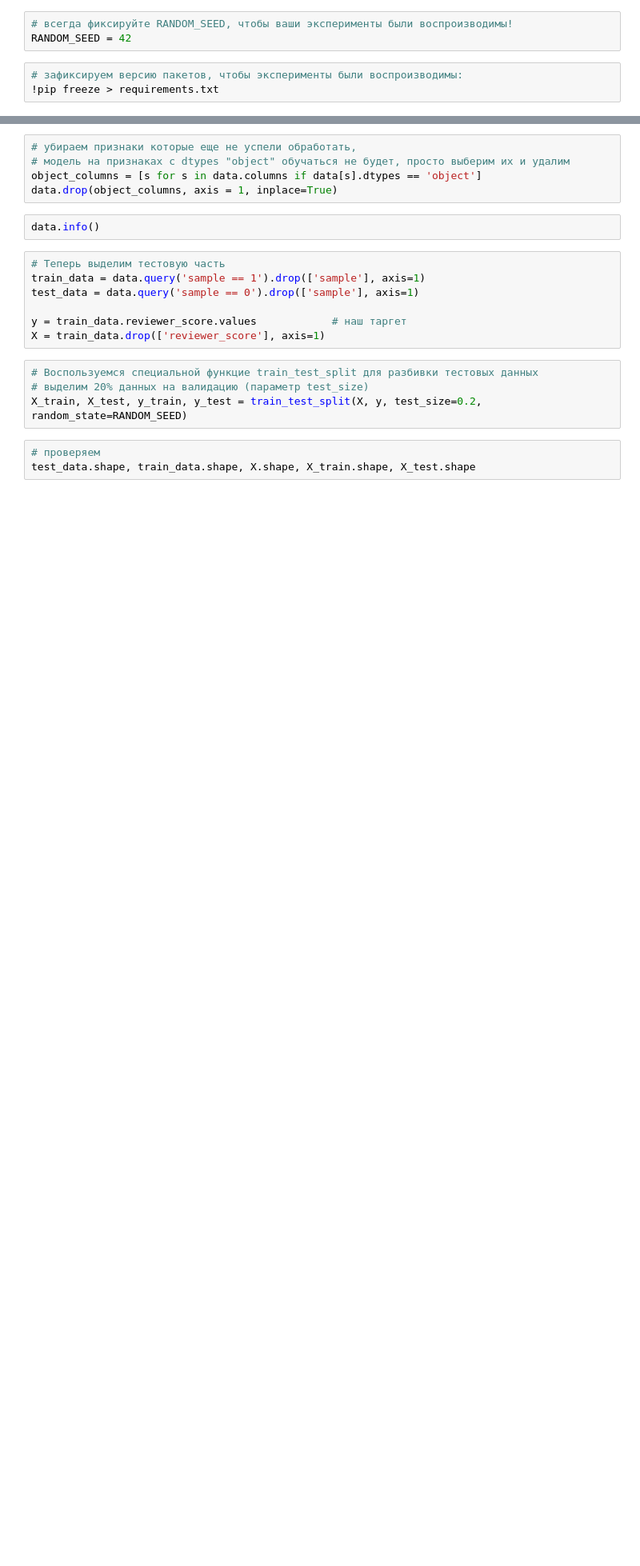
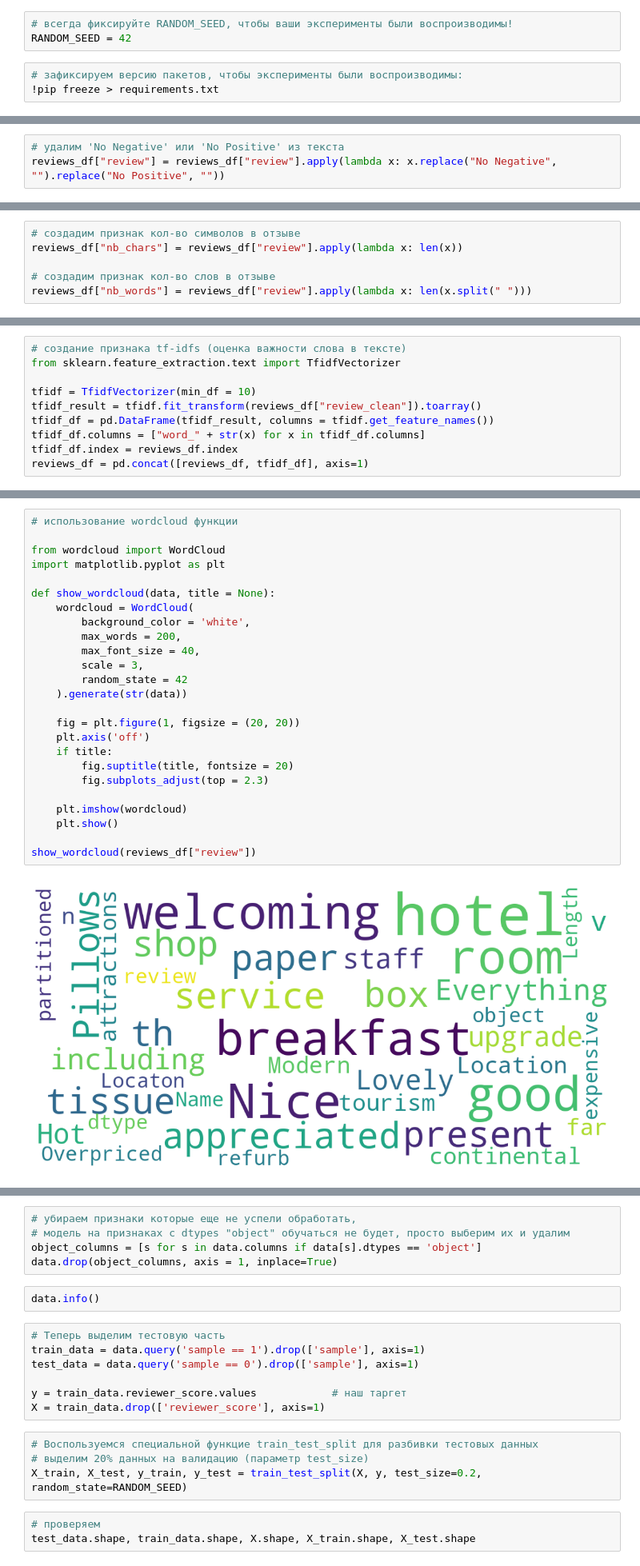
Before and after one commit to AndreiDS63/AndreiDS63, a Jupyter notebook: baseline-v1.ipynb, the cells around one changed output, grey strips where cells are left out. Shown at 80% size. Saved outputs shown, nothing was run; the diff lists cells and outputs as text; blank space fills up the shorter version.

```diff
--- a/baseline-v1.ipynb
+++ b/baseline-v1.ipynb
@@ -261,0 +114,3 @@ sns.heatmap(data.drop(['sample'], axis=1).corr(), annot=True)
+# %%
+# удалим 'No Negative' или 'No Positive' из текста
+reviews_df["review"] = reviews_df["review"].apply(lambda x: x.replace("No Negative", "").replace("No Positive", ""))
@@ -261,0 +205,6 @@ sns.heatmap(data.drop(['sample'], axis=1).corr(), annot=True)
+# %%
+# создадим признак кол-во символов в отзыве
+reviews_df["nb_chars"] = reviews_df["review"].apply(lambda x: len(x))
+
+# создадим признак кол-во слов в отзыве
+reviews_df["nb_words"] = reviews_df["review"].apply(lambda x: len(x.split(" ")))
@@ -261,0 +229,10 @@ sns.heatmap(data.drop(['sample'], axis=1).corr(), annot=True)
+# %%
+# создание признака tf-idfs (оценка важности слова в тексте)
+from sklearn.feature_extraction.text import TfidfVectorizer
+
+tfidf = TfidfVectorizer(min_df = 10)
+tfidf_result = tfidf.fit_transform(reviews_df["review_clean"]).toarray()
+tfidf_df = pd.DataFrame(tfidf_result, columns = tfidf.get_feature_names())
+tfidf_df.columns = ["word_" + str(x) for x in tfidf_df.columns]
+tfidf_df.index = reviews_df.index
+reviews_df = pd.concat([reviews_df, tfidf_df], axis=1)
@@ -261,0 +261,27 @@ sns.heatmap(data.drop(['sample'], axis=1).corr(), annot=True)
+# %%
+# использование wordcloud функции
+
+from wordcloud import WordCloud
+import matplotlib.pyplot as plt
+
+def show_wordcloud(data, title = None):
+    wordcloud = WordCloud(
+        background_color = 'white',
+        max_words = 200,
+        max_font_size = 40,
+        scale = 3,
+        random_state = 42
+    ).generate(str(data))
+
+    fig = plt.figure(1, figsize = (20, 20))
+    plt.axis('off')
+    if title:
+        fig.suptitle(title, fontsize = 20)
+        fig.subplots_adjust(top = 2.3)
+
+    plt.imshow(wordcloud)
+    plt.show()
+
+show_wordcloud(reviews_df["review"])
+# %% [output]
+[figure, added]
```
Also changed, not shown: parts of 108 cells of this notebook.
